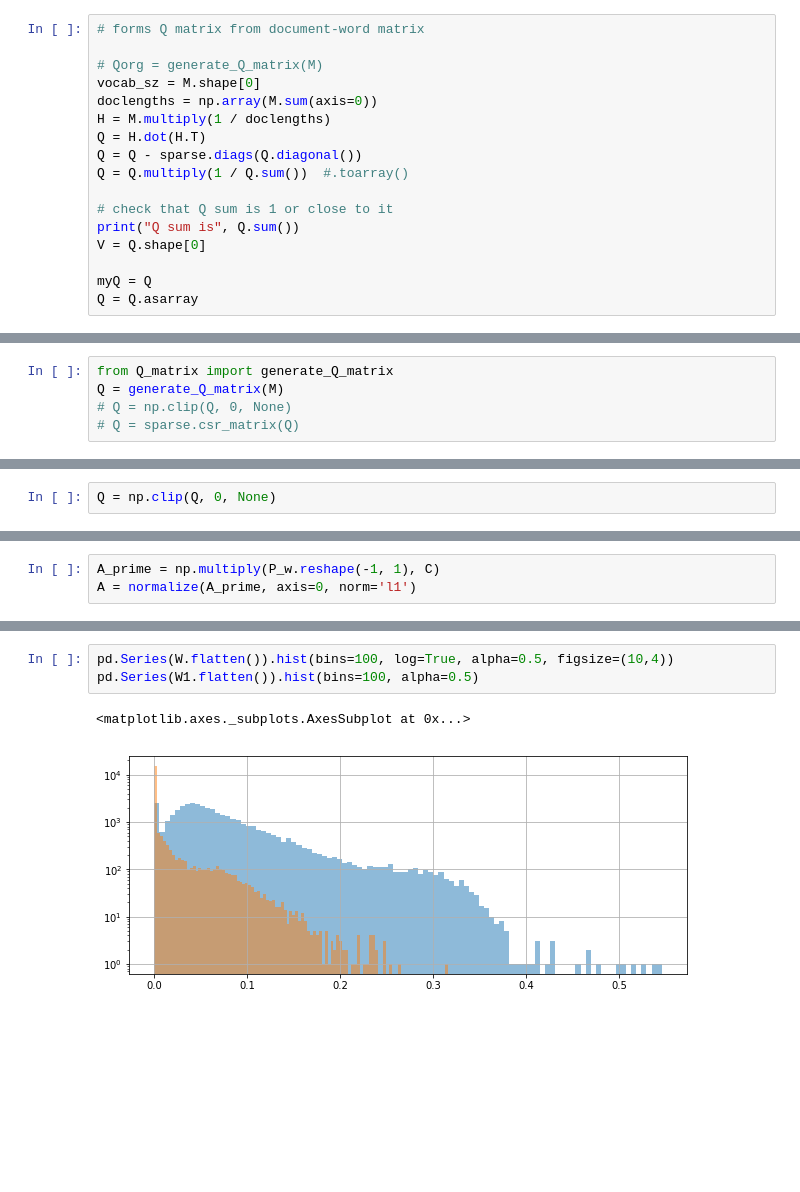
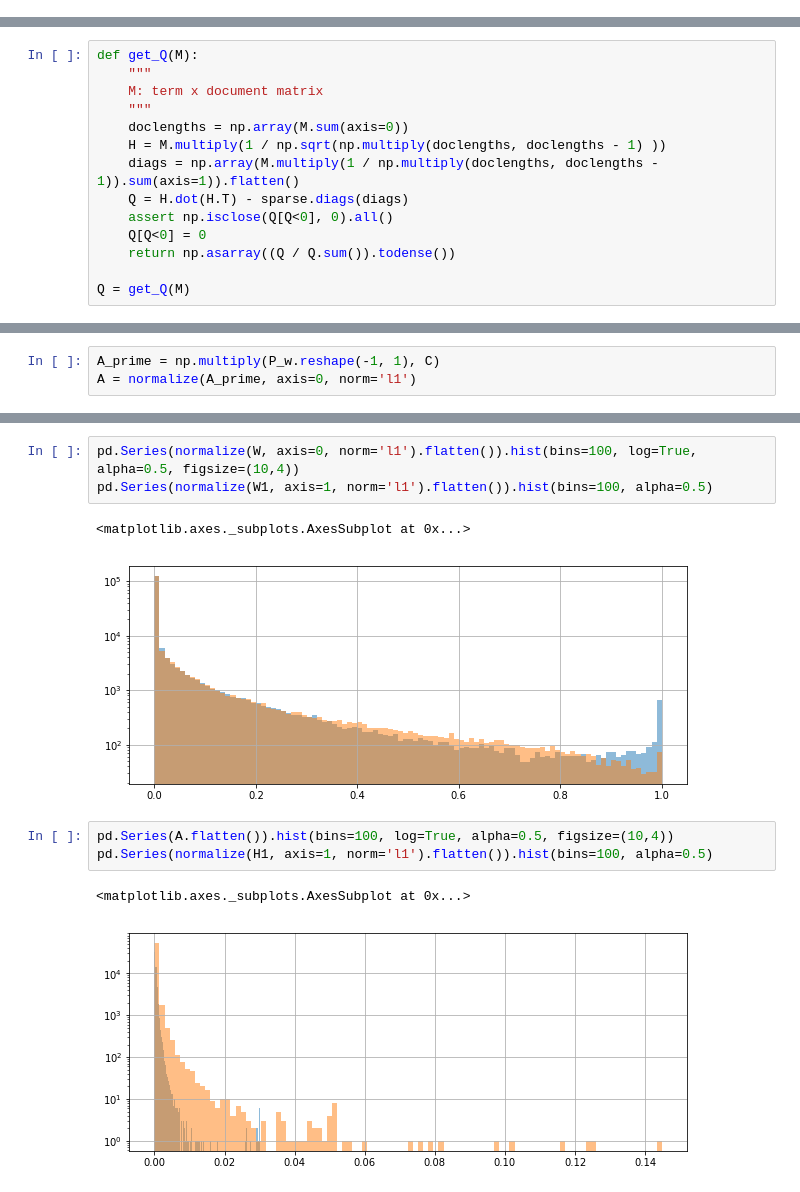
Before and after one commit to chschock/topmodel, a Jupyter notebook: topmodel.ipynb, the cells around one changed output, grey strips where cells are left out. Cells and saved outputs as stored; diff of their text form; blank space fills up the shorter version.

```diff
--- a/topmodel.ipynb
+++ b/topmodel.ipynb
@@ -148,17 +150,0 @@ identifying candidate anchors
-# %%
-# forms Q matrix from document-word matrix
-
-# Qorg = generate_Q_matrix(M)
-vocab_sz = M.shape[0]
-doclengths = np.array(M.sum(axis=0))
-H = M.multiply(1 / doclengths)
-Q = H.dot(H.T)
-Q = Q - sparse.diags(Q.diagonal())
-Q = Q.multiply(1 / Q.sum())  #.toarray()
-
-# check that Q sum is 1 or close to it
-print("Q sum is", Q.sum())
-V = Q.shape[0]
-
-myQ = Q
-Q = Q.asarray
@@ -167,5 +150,0 @@ Q sum is 0.9999999999999996
-# %%
-from Q_matrix import generate_Q_matrix
-Q = generate_Q_matrix(M)
-# Q = np.clip(Q, 0, None)
-# Q = sparse.csr_matrix(Q)
@@ -179,2 +150,0 @@ Q = generate_Q_matrix(M)
-# %%
-Q = np.clip(Q, 0, None)
@@ -182,0 +151,14 @@ Q = np.clip(Q, 0, None)
+# %%
+def get_Q(M):
+    """
+    M: term x document matrix
+    """
+    doclengths = np.array(M.sum(axis=0))
+    H = M.multiply(1 / np.sqrt(np.multiply(doclengths, doclengths - 1) ))
+    diags = np.array(M.multiply(1 / np.multiply(doclengths, doclengths - 1)).sum(axis=1)).flatten()
+    Q = H.dot(H.T) - sparse.diags(diags)
+    assert np.isclose(Q[Q<0], 0).all()
+    Q[Q<0] = 0
+    return np.asarray((Q / Q.sum()).todense())
+
+Q = get_Q(M)
@@ -400,6 +345,12 @@ term_df.describe()
+# %%
+pd.Series(normalize(W, axis=0, norm='l1').flatten()).hist(bins=100, log=True, alpha=0.5, figsize=(10,4))
+pd.Series(normalize(W1, axis=1, norm='l1').flatten()).hist(bins=100, alpha=0.5)
+# %% [output]
+<matplotlib.axes._subplots.AxesSubplot at 0x...>
+[figure, added]
 # %%
-pd.Series(W.flatten()).hist(bins=100, log=True, alpha=0.5, figsize=(10,4))
-pd.Series(W1.flatten()).hist(bins=100, alpha=0.5)
+pd.Series(A.flatten()).hist(bins=100, log=True, alpha=0.5, figsize=(10,4))
+pd.Series(normalize(H1, axis=1, norm='l1').flatten()).hist(bins=100, alpha=0.5)
 # %% [output]
 <matplotlib.axes._subplots.AxesSubplot at 0x...>
-[figure, old version]
+[figure, new version]
```
Also changed, not shown: parts of 38 cells of this notebook, 2 other files.
